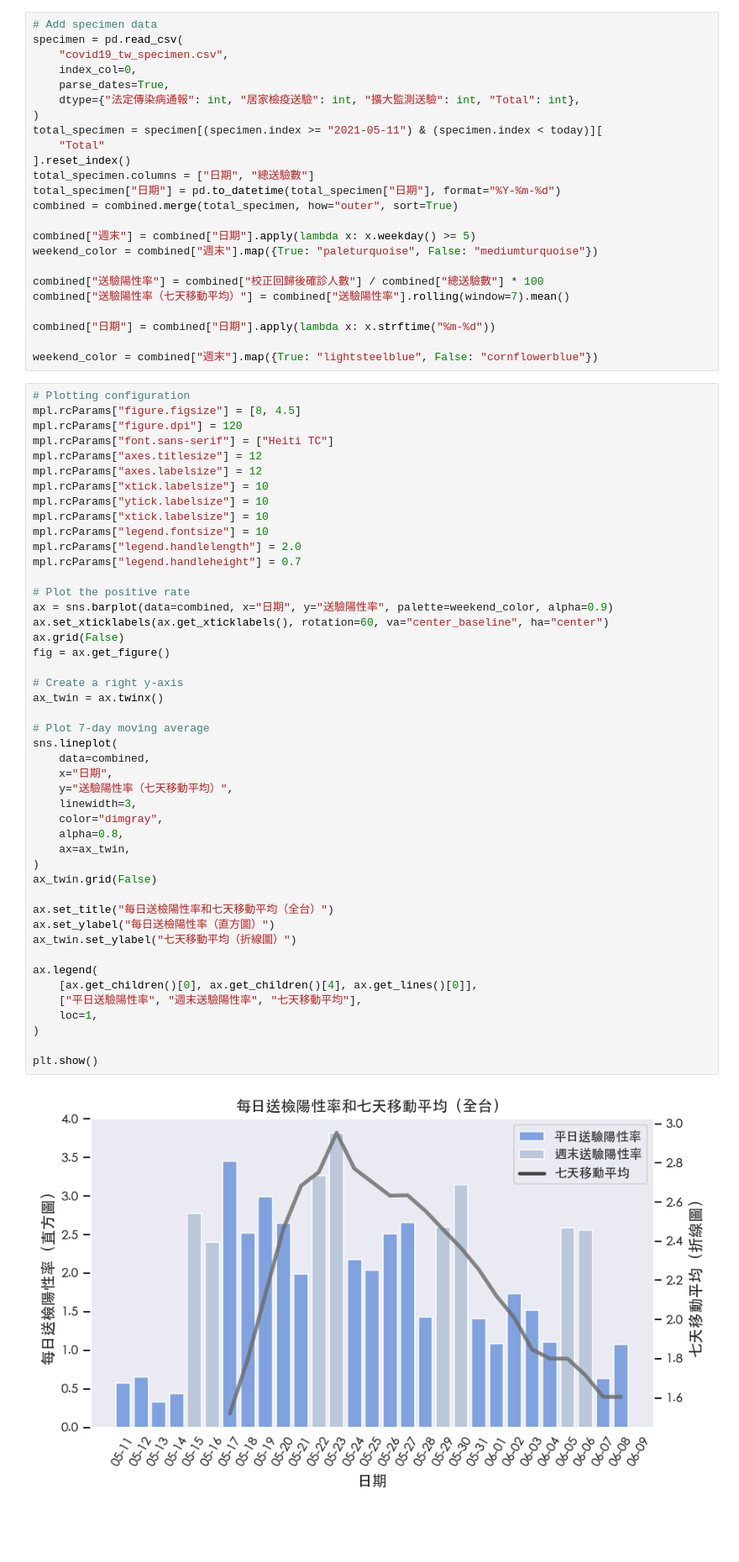
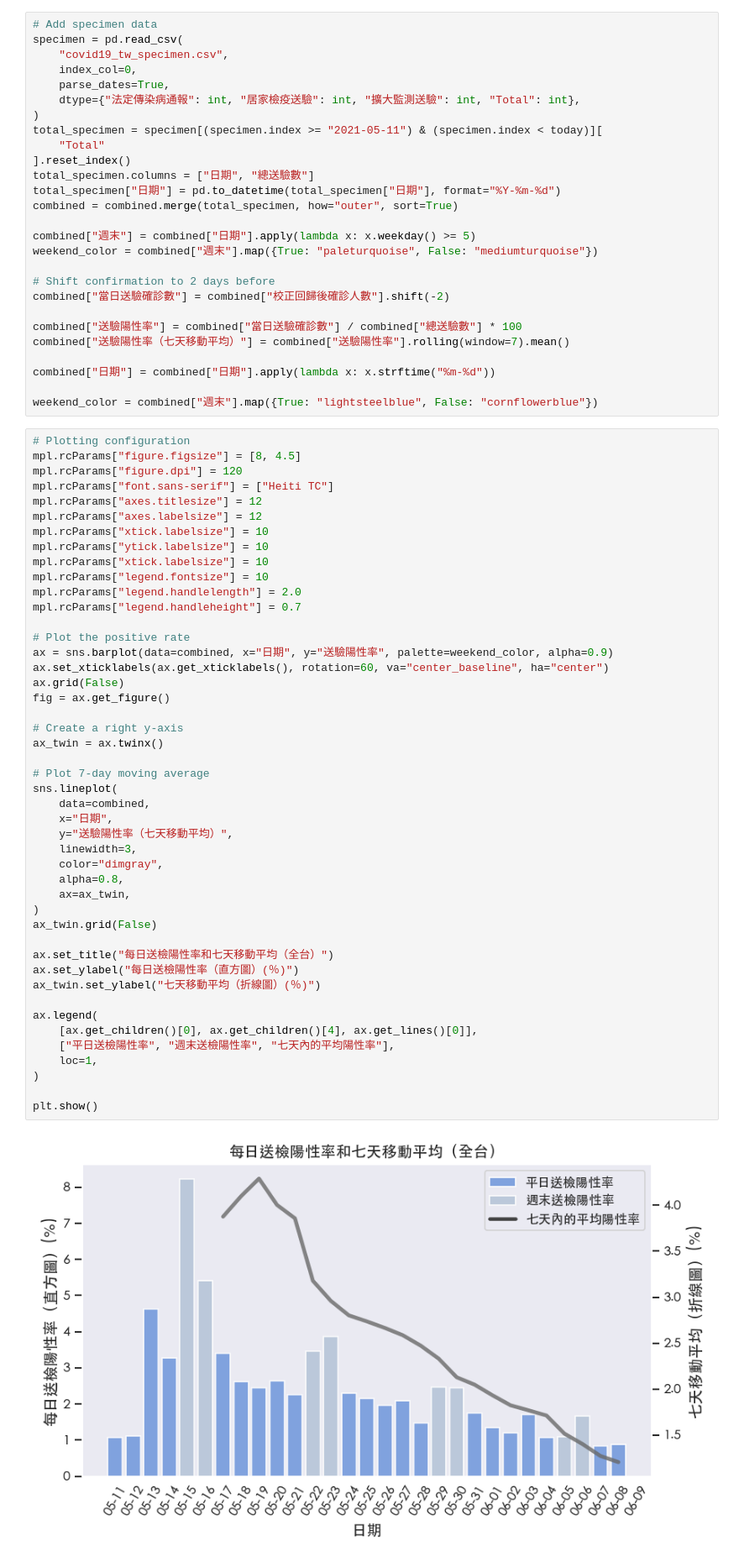
Before and after one commit to nknetsky/TW_COVID-19_visualization, a Jupyter notebook: daily_positive_rate.ipynb, the cells around one changed output. Shown at 84% size. Saved outputs shown, nothing was run; the diff lists cells and outputs as text; blank space fills up the shorter version.

Commit message:
update data and shift confirmation to 2 days before to calculate the positive rate

```diff
--- a/daily_positive_rate.ipynb
+++ b/daily_positive_rate.ipynb
@@ -89,7 +107,10 @@ combined = combined.merge(total_specimen, how="outer", sort=True)
 combined["週末"] = combined["日期"].apply(lambda x: x.weekday() >= 5)
 weekend_color = combined["週末"].map({True: "paleturquoise", False: "mediumturquoise"})
 
-combined["送驗陽性率"] = combined["校正回歸後確診人數"] / combined["總送驗數"] * 100
+# Shift confirmation to 2 days before
+combined["當日送驗確診數"] = combined["校正回歸後確診人數"].shift(-2)
+
+combined["送驗陽性率"] = combined["當日送驗確診數"] / combined["總送驗數"] * 100
 combined["送驗陽性率（七天移動平均）"] = combined["送驗陽性率"].rolling(window=7).mean()
 
 combined["日期"] = combined["日期"].apply(lambda x: x.strftime("%m-%d"))
@@ -112,34 +133,34 @@ mpl.rcParams["legend.handleheight"] = 0.7
 # Plot the positive rate
 ax = sns.barplot(data=combined, x="日期", y="送驗陽性率", palette=weekend_color, alpha=0.9)
 ax.set_xticklabels(ax.get_xticklabels(), rotation=60, va="center_baseline", ha="center")
 ax.grid(False)
 fig = ax.get_figure()
 
 # Create a right y-axis
 ax_twin = ax.twinx()
 
 # Plot 7-day moving average
 sns.lineplot(
     data=combined,
     x="日期",
     y="送驗陽性率（七天移動平均）",
     linewidth=3,
     color="dimgray",
     alpha=0.8,
     ax=ax_twin,
 )
 ax_twin.grid(False)
 
 ax.set_title("每日送檢陽性率和七天移動平均（全台）")
-ax.set_ylabel("每日送檢陽性率（直方圖）")
-ax_twin.set_ylabel("七天移動平均（折線圖）")
+ax.set_ylabel("每日送檢陽性率（直方圖）(％)")
+ax_twin.set_ylabel("七天移動平均（折線圖）(％)")
 
 ax.legend(
     [ax.get_children()[0], ax.get_children()[4], ax.get_lines()[0]],
-    ["平日送驗陽性率", "週末送驗陽性率", "七天移動平均"],
+    ["平日送檢陽性率", "週末送檢陽性率", "七天內的平均陽性率"],
     loc=1,
 )
 
 plt.show()
 # %% [output]
-[figure, old version]
+[figure, new version]
```
Also changed, not shown: parts of 1 cell of this notebook, 2 other files.
